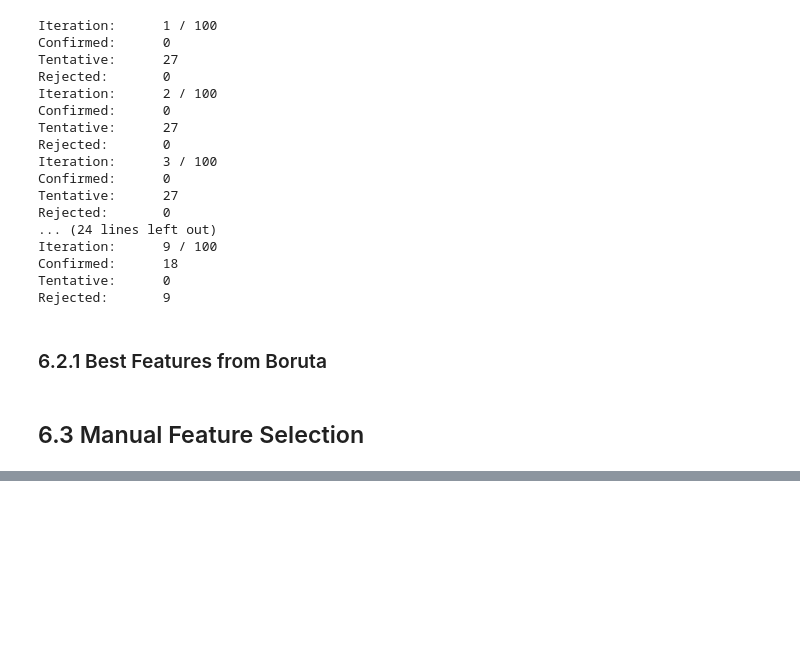
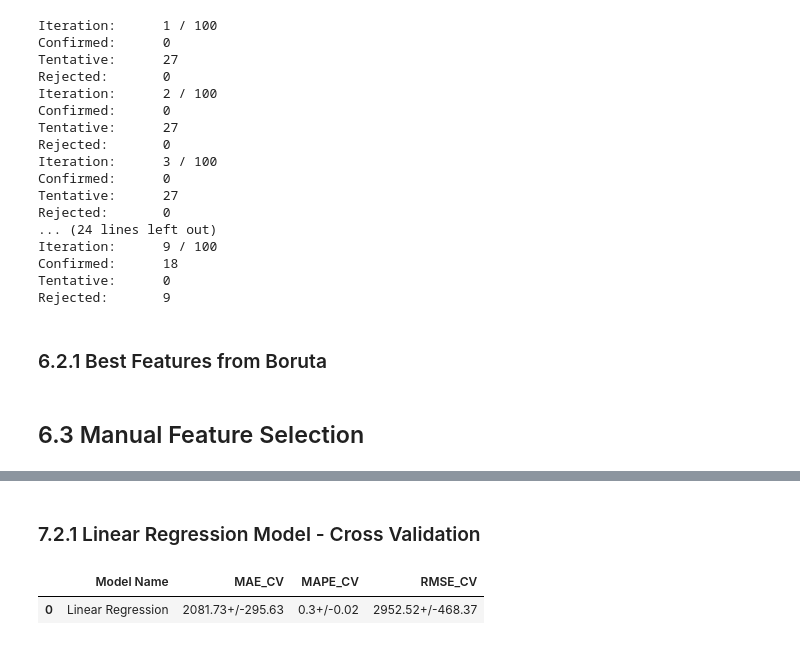
Before and after one commit to math-prog/Rossmann_Store_Sales, a Jupyter notebook: notebooks/m04_v01_store_sales_prediction.ipynb, the cells around one changed output, grey strips where cells are left out. Saved outputs shown, nothing was run; the diff lists cells and outputs as text; code cells hidden in the pictures; blank space fills up the shorter version.

```diff
--- a/notebooks/m04_v01_store_sales_prediction.ipynb
+++ b/notebooks/m04_v01_store_sales_prediction.ipynb
@@ -1013,0 +1054,8 @@ cols_selected_boruta_full.extend(feat_to_add)
+# %% [markdown]
+### 7.2.1 Linear Regression Model - Cross Validation
+# %%
+lr_result_cv = cross_validation(x_training, 5, 'Linear Regression', lr, verbose = False)
+lr_result_cv
+# %% [output]
+|  | Model Name | MAE_CV | MAPE_CV | RMSE_CV |
+| 0 | Linear Regression | 2081.73+/-295.63 | 0.3+/-0.02 | 2952.52+/-468.37 |
```
Also changed, not shown: parts of 26 cells of this notebook.
